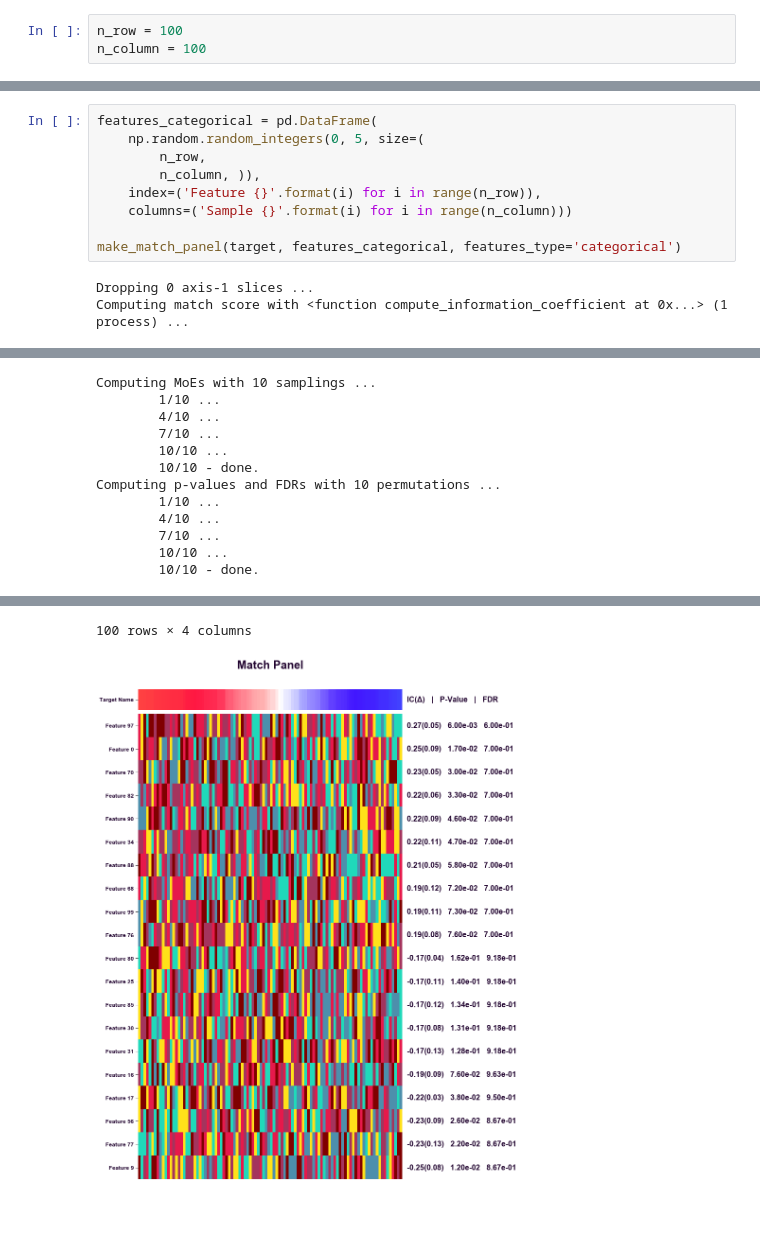
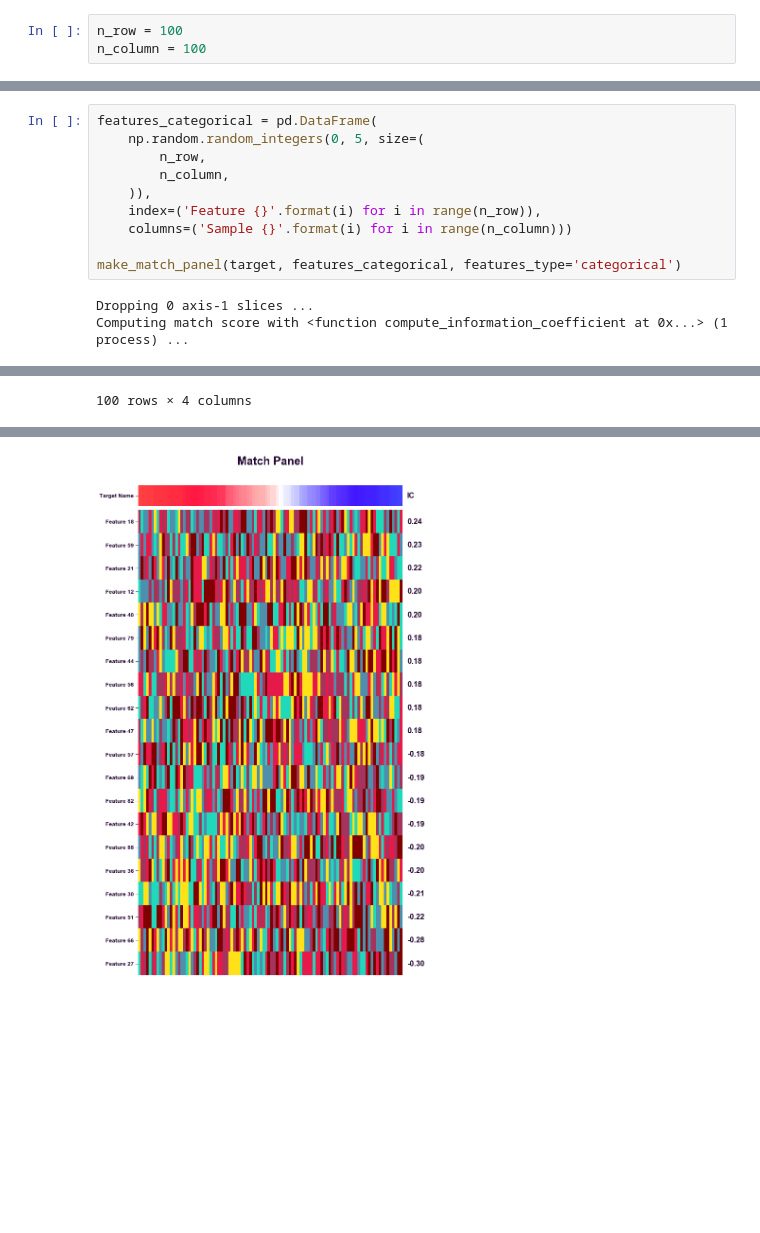
Before and after one commit to alex-wenzel/match, a Jupyter notebook: notebook/match.ipynb, the cells around one changed output, grey strips where cells are left out. Cells and saved outputs as stored; diff of their text form; blank space fills up the shorter version.

```diff
--- a/notebook/match.ipynb
+++ b/notebook/match.ipynb
@@ -154,7 +140,8 @@ Computing p-values and FDRs with 10 permutations ...
 features_categorical = pd.DataFrame(
     np.random.random_integers(0, 5, size=(
         n_row,
-        n_column, )),
+        n_column,
+    )),
     index=('Feature {}'.format(i) for i in range(n_row)),
     columns=('Sample {}'.format(i) for i in range(n_column)))
 
@@ -165,12 +169 @@ Computing match score with <function compute_information_coefficient at 0x...> (
-Computing MoEs with 10 samplings ...
-        1/10 ...
-        4/10 ...
-        7/10 ...
-        10/10 ...
-        10/10 - done.
-Computing p-values and FDRs with 10 permutations ...
-        1/10 ...
-        4/10 ...
-        7/10 ...
-        10/10 ...
-        10/10 - done.
+100 rows × 4 columns
@@ -194,5 +170,4 @@ Computing p-values and FDRs with 10 permutations ...
-100 rows × 4 columns
-[figure, old version]
+[figure, new version]
 # %%
 features_binary = pd.DataFrame(
     np.random.random_integers(0, 1, size=(
```
Also changed, not shown: parts of 11 cells of this notebook, 3 other files.
